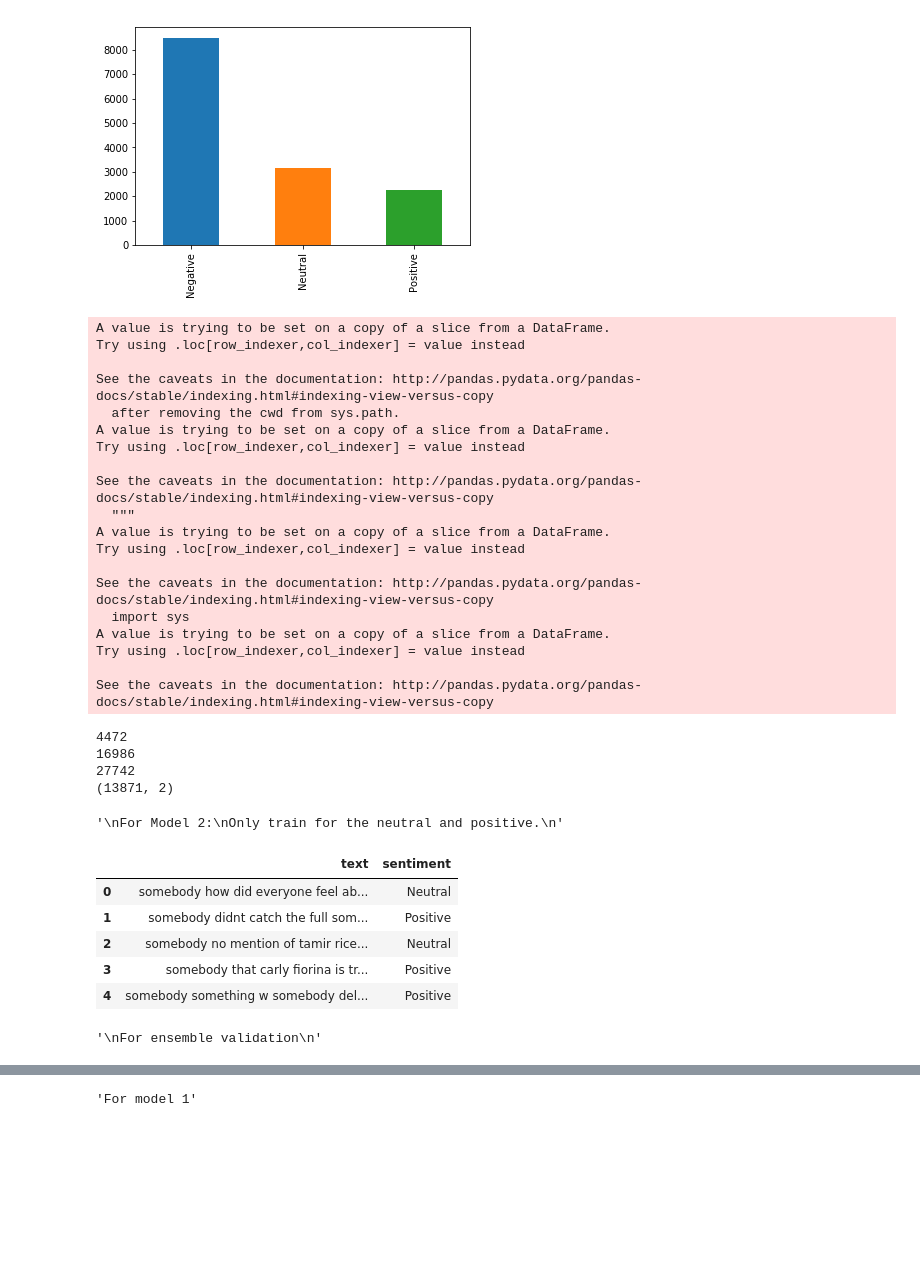
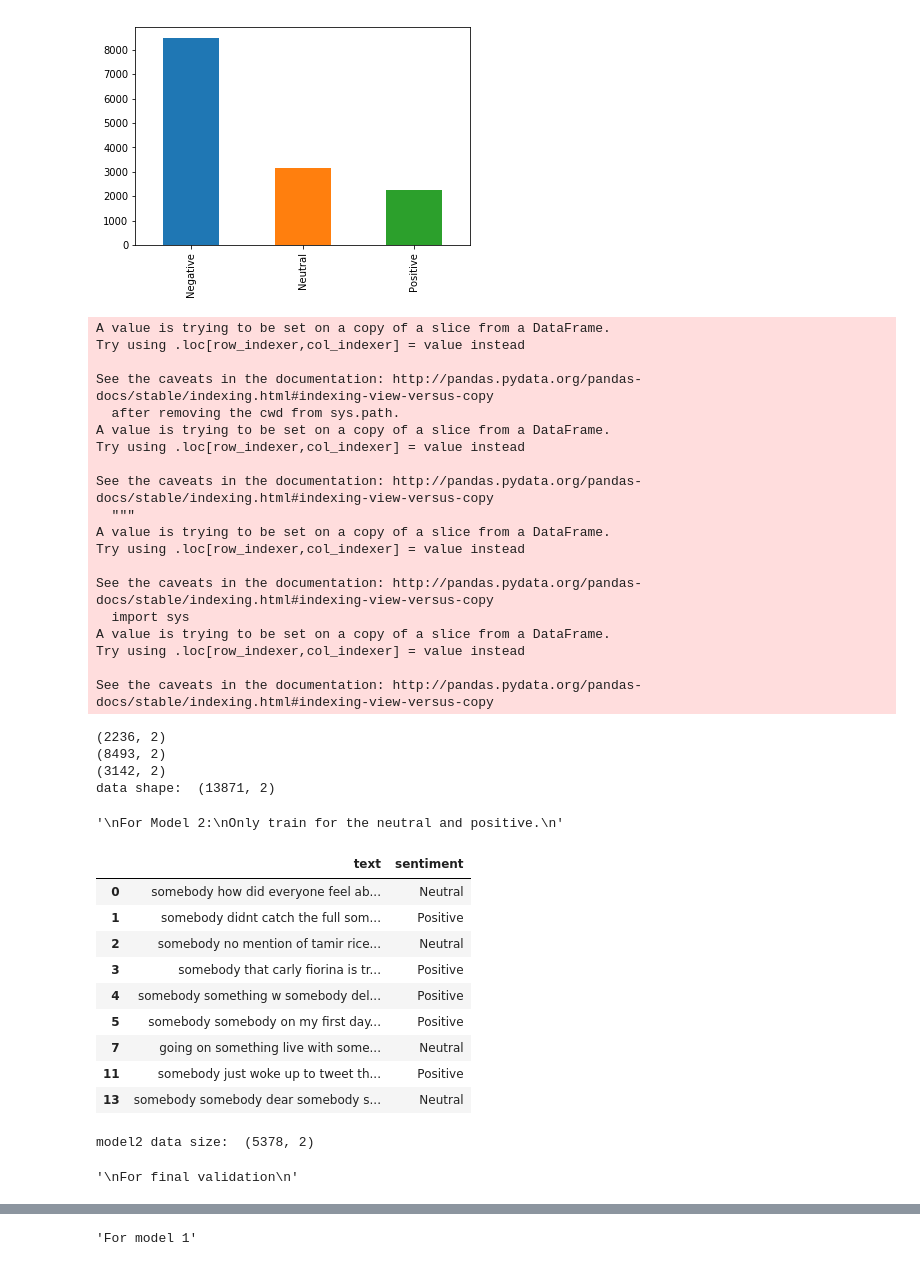
Before and after one commit to dashjim/sentiment-analysis-keras, a Jupyter notebook: LSTM Sentiment Analysis - Keras - baseline - v0.ipynb, the cells around one changed output, grey strips where cells are left out. Cells and saved outputs as stored; diff of their text form; code cells hidden in the pictures; blank space fills up the shorter version.

```diff
--- a/LSTM Sentiment Analysis - Keras - baseline - v0.ipynb
+++ b/LSTM Sentiment Analysis - Keras - baseline - v0.ipynb
@@ -70,12 +70,11 @@ data['text'] = data['text'].apply((lambda x: re.sub('\#.*?\s', 'something ', x))
 data['text'] = data['text'].apply(lambda x: x.lower())
 data['text'] = data['text'].apply((lambda x: re.sub('[^a-zA-z0-9\s]','',x)))
 
-print(data[ data['sentiment'] == 'Positive'].size)
-print(data[ data['sentiment'] == 'Negative'].size)
+print(data[ data['sentiment'] == 'Positive'].shape)
+print(data[ data['sentiment'] == 'Negative'].shape)
+print(data[ data['sentiment'] == 'Neutral'].shape)
 
-# Why size and shape are not same?
-print(data.size)
-print(data.shape)
+print("data shape: ", data.shape)
 #print(data.tail)
 for idx,row in data.iterrows():
     row[0] = row[0].replace('rt',' ')
@@ -99,34 +98,41 @@ A value is trying to be set on a copy of a slice from a DataFrame.
 Try using .loc[row_indexer,col_indexer] = value instead
 
 See the caveats in the documentation: http://pandas.pydata.org/pandas-docs/stable/indexing.html#indexing-view-versus-copy
-4472
-16986
-27742
-(13871, 2)
+(2236, 2)
+(8493, 2)
+(3142, 2)
+data shape:  (13871, 2)
 # %%
 '''
 For Model 2:
 Only train for the neutral and positive.
 '''
 data_for_model_2 = data.copy()
 
 data_for_model_2 = data_for_model_2[data_for_model_2.sentiment != "Negative"]
 
-data_for_model_2[0:5]
+data_for_model_2[0:9]
+
+print("model2 data size: ", data_for_model_2.shape)
 
 '''
-For ensemble validation
+For final validation
 '''
 data_for_ens = data.copy()
 # %% [output]
 '\nFor Model 2:\nOnly train for the neutral and positive.\n'
 |  | text | sentiment |
 | 0 | somebody how did everyone feel ab... | Neutral |
 | 1 | somebody didnt catch the full som... | Positive |
 | 2 | somebody no mention of tamir rice... | Neutral |
 | 3 | somebody that carly fiorina is tr... | Positive |
 | 4 | somebody something w somebody del... | Positive |
+| 5 | somebody somebody on my first day... | Positive |
+| 7 | going on something live with some... | Neutral |
+| 11 | somebody just woke up to tweet th... | Positive |
+| 13 | somebody somebody dear somebody s... | Neutral |
-'\nFor ensemble validation\n'
+model2 data size:  (5378, 2)
+'\nFor final validation\n'
 # %%
 '''
 For model 1:
```
Also changed, not shown: parts of 15 cells of this notebook.
